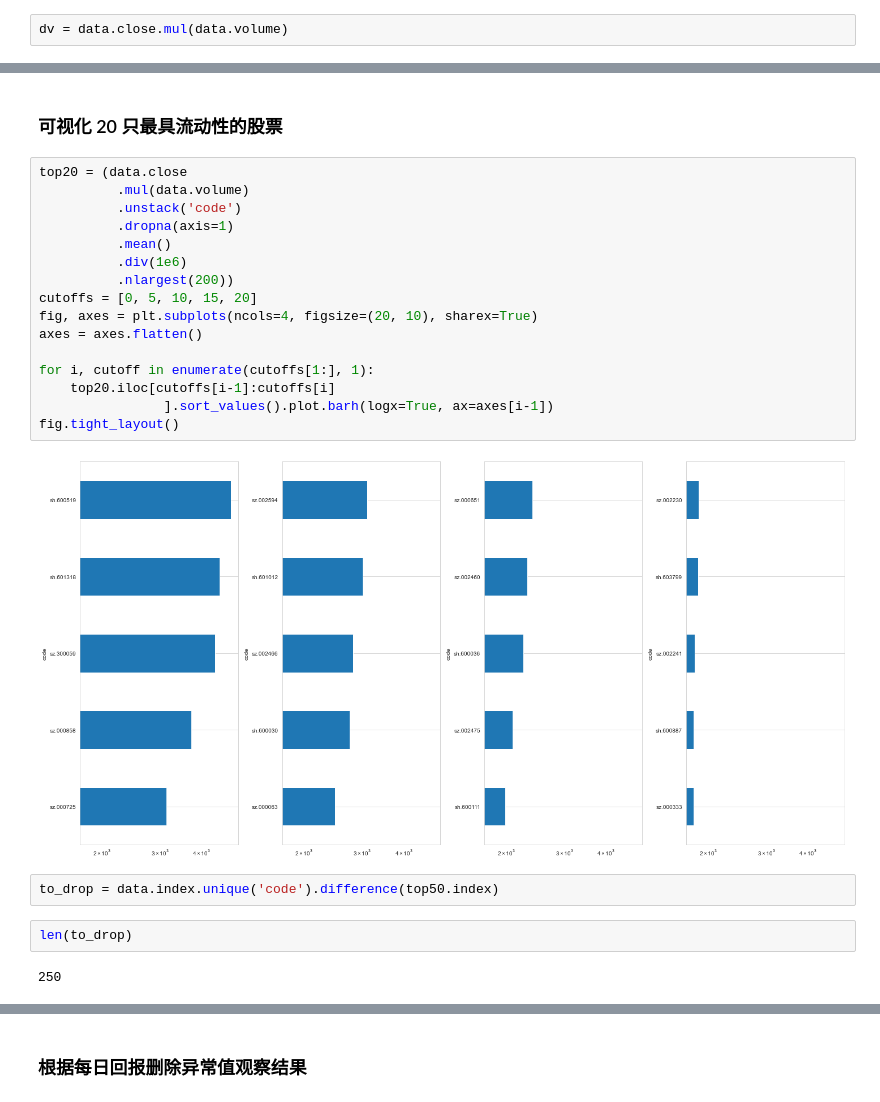
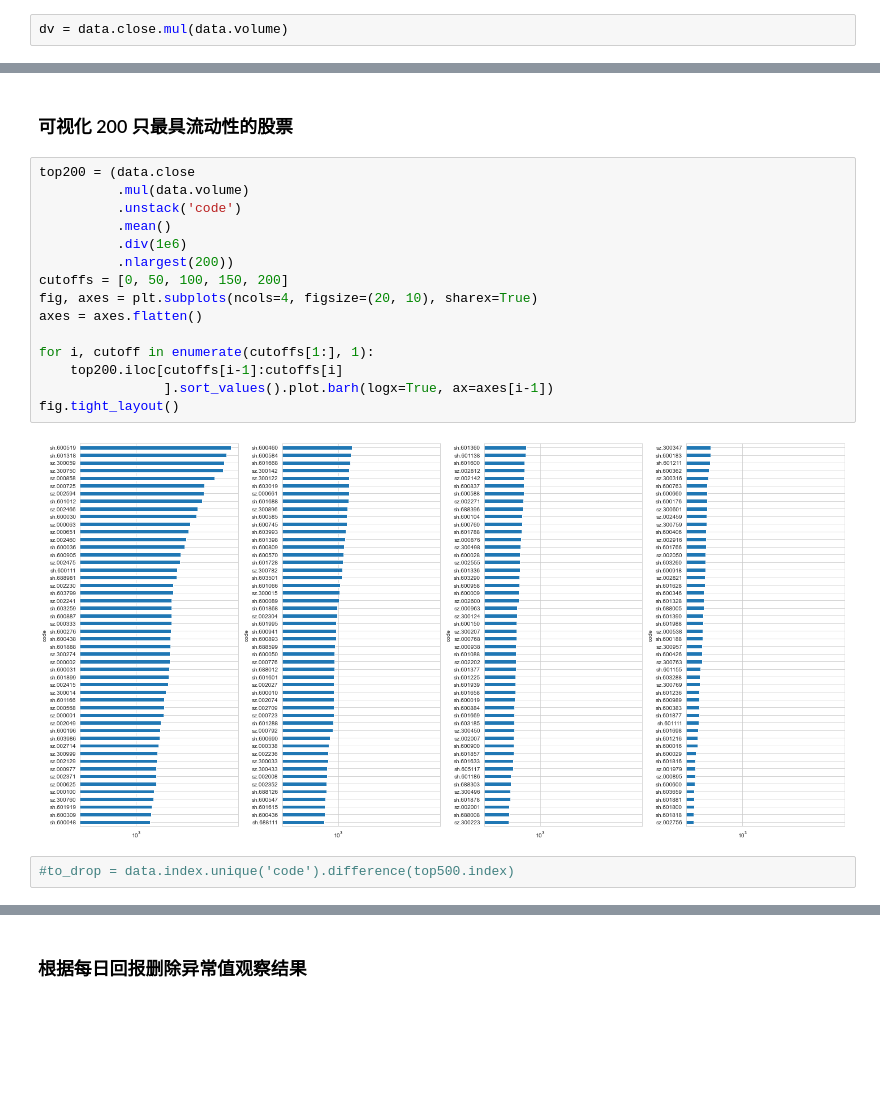
Before and after one commit to millionakking/machine-learning-for-trading, a Jupyter notebook: 24_alpha_factor_library/01_sample_selection_cn.ipynb, the cells around one changed output, grey strips where cells are left out. Cells and saved outputs as stored; diff of their text form; blank space fills up the shorter version.

```diff
--- a/24_alpha_factor_library/01_sample_selection_cn.ipynb
+++ b/24_alpha_factor_library/01_sample_selection_cn.ipynb
@@ -123,26 +155,21 @@ top50.count()
 # %% [markdown]
-### 可视化 20 只最具流动性的股票
+### 可视化 200 只最具流动性的股票
 # %%
-top20 = (data.close
+top200 = (data.close
           .mul(data.volume)
           .unstack('code')
-          .dropna(axis=1)
           .mean()
           .div(1e6)
           .nlargest(200))
-cutoffs = [0, 5, 10, 15, 20]
+cutoffs = [0, 50, 100, 150, 200]
 fig, axes = plt.subplots(ncols=4, figsize=(20, 10), sharex=True)
 axes = axes.flatten()
 
 for i, cutoff in enumerate(cutoffs[1:], 1):
-    top20.iloc[cutoffs[i-1]:cutoffs[i]
+    top200.iloc[cutoffs[i-1]:cutoffs[i]
                 ].sort_values().plot.barh(logx=True, ax=axes[i-1])
 fig.tight_layout()
 # %% [output]
-[figure, old version]
+[figure, new version]
 # %%
-to_drop = data.index.unique('code').difference(top50.index)
+#to_drop = data.index.unique('code').difference(top500.index)
-# %%
-len(to_drop)
-# %% [output]
-250
```
Also changed, not shown: parts of 14 cells of this notebook, 11 other files.
